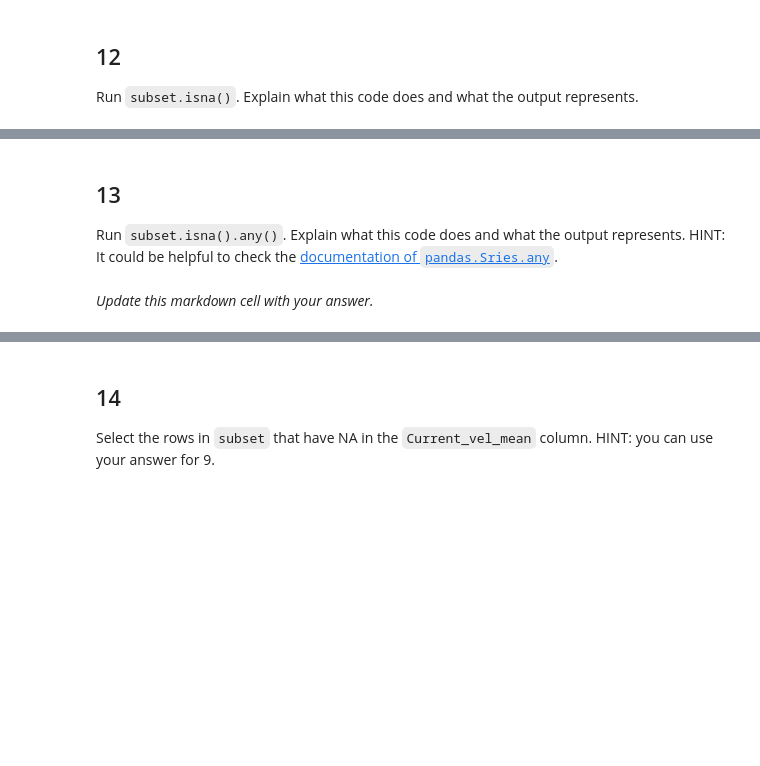
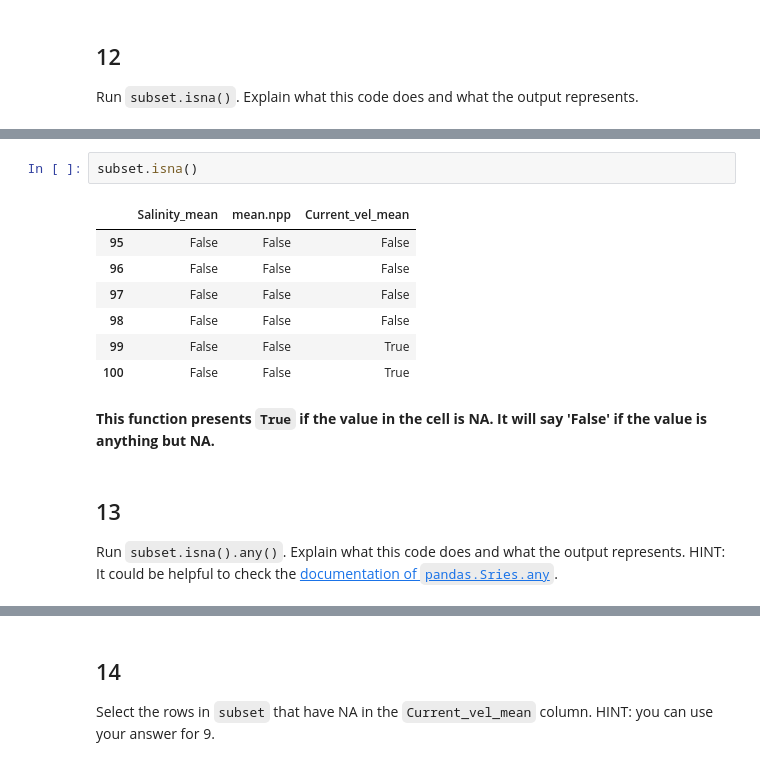
Before and after one commit to dianaxnav/eds220-hwk-1, a Jupyter notebook: hwk1-task3.ipynb, the cells around one changed output, grey strips where cells are left out. Drawn from its saved outputs; the diff is of its cells as text; blank space fills up the shorter version.

```diff
--- a/hwk1-task3.ipynb
+++ b/hwk1-task3.ipynb
@@ -279,5 +331,15 @@ Run `subset.isna()`. Explain what this code does and what the output represents.
+# %%
+subset.isna()
+# %% [output]
+|  | Salinity_mean | mean.npp | Current_vel_mean |
+| 95 | False | False | False |
+| 96 | False | False | False |
+| 97 | False | False | False |
+| 98 | False | False | False |
+| 99 | False | False | True |
+| 100 | False | False | True |
+# %% [markdown]
+**This function presents `True` if the value in the cell is NA. It will say 'False' if the value is anything but NA.**
 # %% [markdown]
 ## 13
 Run `subset.isna().any()`. Explain what this code does and what the output represents. HINT: It could be helpful to check the [documentation of `pandas.Sries.any`](https://pandas.pydata.org/docs/reference/api/pandas.Series.any.html).
-# %% [markdown]
-*Update this markdown cell with your answer.*
```
Also changed, not shown: parts of 9 cells of this notebook.
